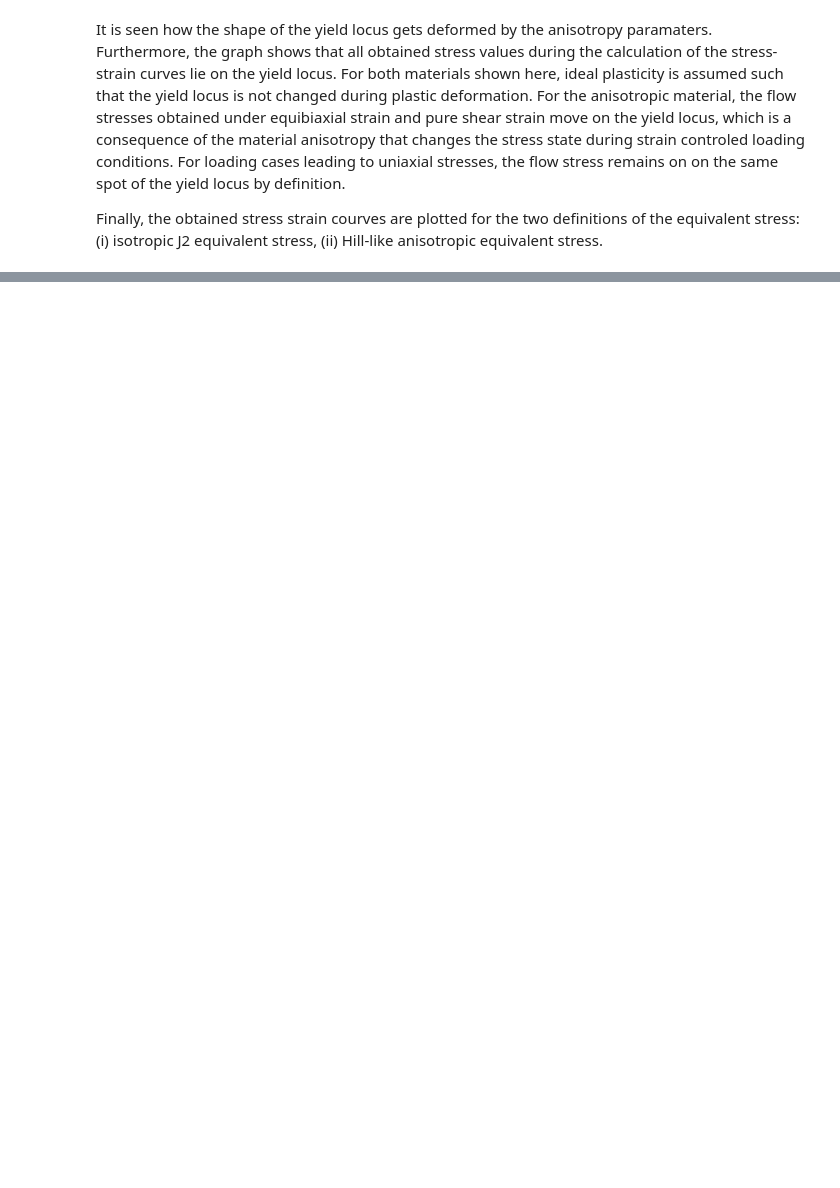
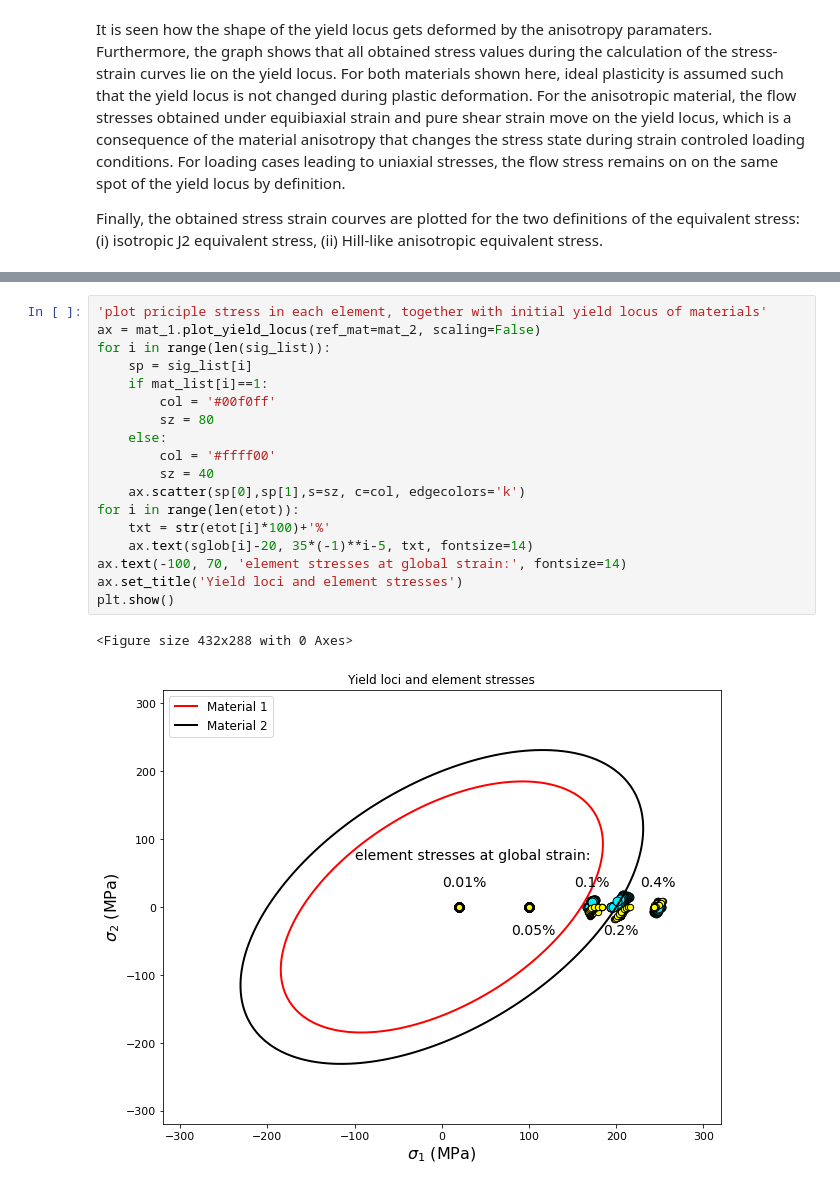
Before and after one commit to AHartmaier/pyLabFEA, a Jupyter notebook: notebooks/pyLabFEA_Plasticity.ipynb, the cells around one changed output, grey strips where cells are left out. Cells and saved outputs as stored; diff of their text form; blank space fills up the shorter version.

```diff
--- a/notebooks/pyLabFEA_Plasticity.ipynb
+++ b/notebooks/pyLabFEA_Plasticity.ipynb
@@ -301 +382,22 @@ Hill yield stress under shear loading: 300.0 MPa
+# %%
+'plot priciple stress in each element, together with initial yield locus of materials'
+ax = mat_1.plot_yield_locus(ref_mat=mat_2, scaling=False)
+for i in range(len(sig_list)):
+    sp = sig_list[i]
+    if mat_list[i]==1:
+        col = '#00f0ff'
+        sz = 80
+    else:
+        col = '#ffff00'
+        sz = 40
+    ax.scatter(sp[0],sp[1],s=sz, c=col, edgecolors='k')
+for i in range(len(etot)):
+    txt = str(etot[i]*100)+'%'
+    ax.text(sglob[i]-20, 35*(-1)**i-5, txt, fontsize=14)
+ax.text(-100, 70, 'element stresses at global strain:', fontsize=14)
+ax.set_title('Yield loci and element stresses')
+plt.show()
+# %% [output]
+<Figure size 432x288 with 0 Axes>
+[figure, added]
 # %% [markdown]
```
Also changed, not shown: parts of 10 cells of this notebook, 18 other files.
